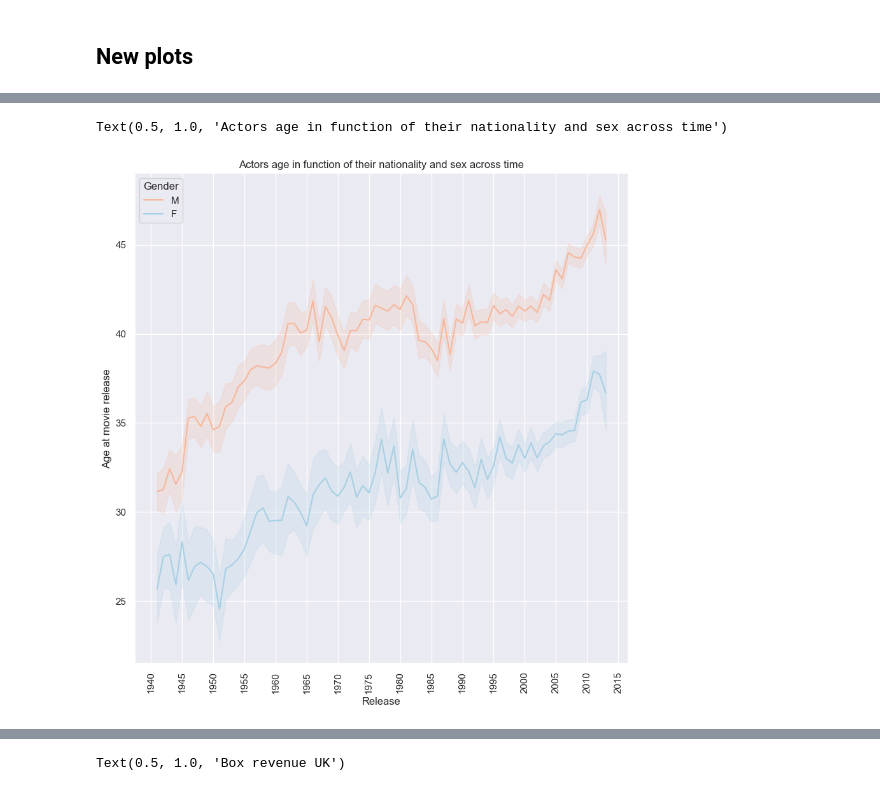
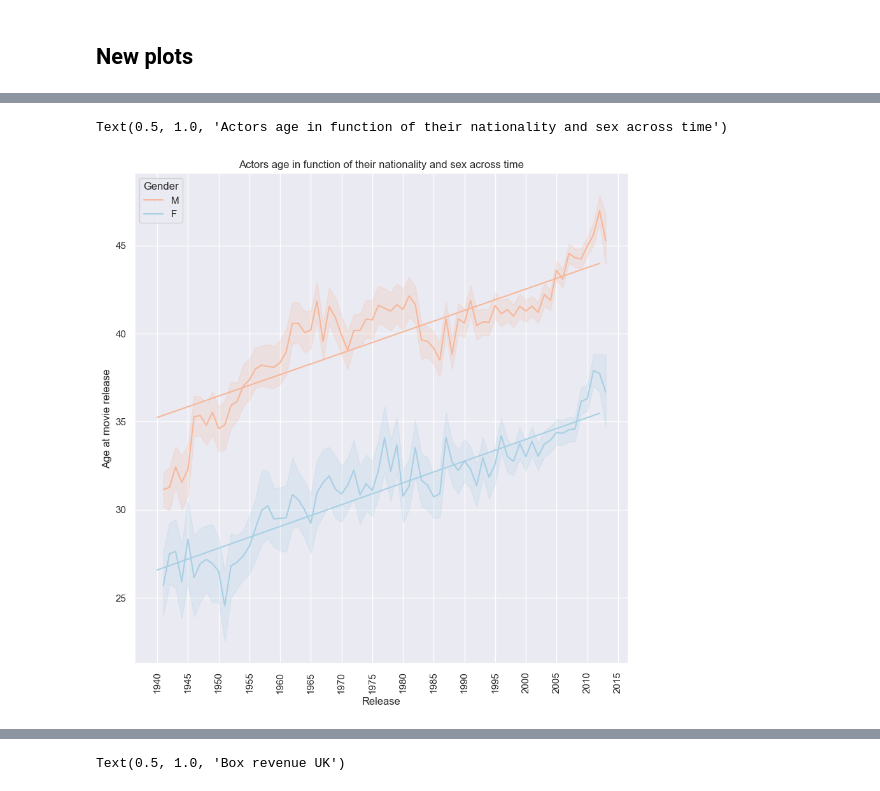
Before and after one commit to epfl-ada/ada-2022-project-rlab, a Jupyter notebook: Initial_Analysis_and_Ethnicity_Representation.ipynb, the cells around one changed output, grey strips where cells are left out. Drawn from its saved outputs; the diff is of its cells as text; code cells hidden in the pictures.

```diff
--- a/Initial_Analysis_and_Ethnicity_Representation.ipynb
+++ b/Initial_Analysis_and_Ethnicity_Representation.ipynb
@@ -357,18 +358,35 @@ Text(0.5, 1.0, "Actors' age in function of their nationality and sex across time
 ## New plots
 # %%
 sns.set_palette(sns.color_palette("RdBu",2))
+R = np.arange(1940,2013,72)
 
 tmp = charac_group.reset_index().drop(columns="level_1")
-tmp = tmp[tmp["Release"]>1940]
 
-tmp = tmp.groupby(by=["Countries", "Release"]).apply(lambda x: pd.DataFrame({"Female": [(x["Gender"]=="F").sum()/x["Gender"].count()*100],
+
+tmp = tmp[tmp["Release"]>1940].groupby(by=["Countries", "Release"]).apply(lambda x: pd.DataFrame({"Female": [(x["Gender"]=="F").sum()/x["Gender"].count()*100],
 "Male": [(x["Gender"]=="M").sum()/x["Gender"].count()*100]})).reset_index().drop(columns="level_2")
 tmp.head()
 
 sns.lineplot(data=tmp, x="Release", y="Female", label="Female")
+
 sns.lineplot(data=tmp, x="Release", y="Male", label="Male")
+tmp = tmp[tmp["Release"]>1960]
 plt.ylabel("Percentage character Sex")
 plt.title("Percentage of characters' sex across time")
+mod = smf.ols(formula='Male ~ Release', data=tmp)
+# Fits the model (find the optimal coefficients, adding a random seed ensures consistency)
+np.random.seed(2)
+resM = mod.fit()
+betaM = resM.params
+mod = smf.ols(formula='Female ~ Release', data=tmp)
+# Fits the model (find the optimal coefficients, adding a random seed ensures consistency)
+np.random.seed(2)
+resF = mod.fit()
+betaF = resF.params
+plt.plot(R, R*betaF[1]+betaF[0])
+
+plt.plot(R, R*betaM[1]+betaM[0])
+
 print(tmp[tmp["Release"]==2013])
 # %% [output]
                     Countries  Release     Female       Male
@@ -380,14 +438,35 @@ print(tmp[tmp["Release"]==2013])
 # %%
 # Plot of age at movie release vs date of film for different countries/sex
 sns.set_palette(sns.color_palette("RdBu",2))
 
 tmp = charac_group.reset_index().drop(columns="level_1")
 tmp = tmp[tmp["Age at movie release"]>0][tmp["Release"]>1940]
 
 sns.lineplot(data=tmp, x = "Release", y="Age at movie release", hue="Gender")
+
+
+tmp = tmp.rename(columns={"Age at movie release": "Age"});
+
+# Declares the model
+mod = smf.ols(formula='Age ~ Release', data=tmp[tmp["Gender"].isin(["M"])])
+
+# Fits the model (find the optimal coefficients, adding a random seed ensures consistency)
+np.random.seed(2)
+resM = mod.fit()
+mod = smf.ols(formula='Age ~ Release', data=tmp[tmp["Gender"].isin(["F"])])
+beta_age_M = resM.params
+
+# Fits the model (find the optimal coefficients, adding a random seed ensures consistency)
+np.random.seed(2)
+resF = mod.fit()
+beta_age_F = resF.params
+
+
+plt.plot(R, R*beta_age_F[1]+beta_age_F[0])
+plt.plot(R, R*beta_age_M[1]+beta_age_M[0])
 plt.xticks(rotation=90)
 plt.locator_params(axis='x', nbins=20)
 plt.title('Actors age in function of their nationality and sex across time')
 # %% [output]
 Text(0.5, 1.0, 'Actors age in function of their nationality and sex across time')
-[figure, old version]
+[figure, new version]
```
Also changed, not shown: parts of 18 cells of this notebook.
